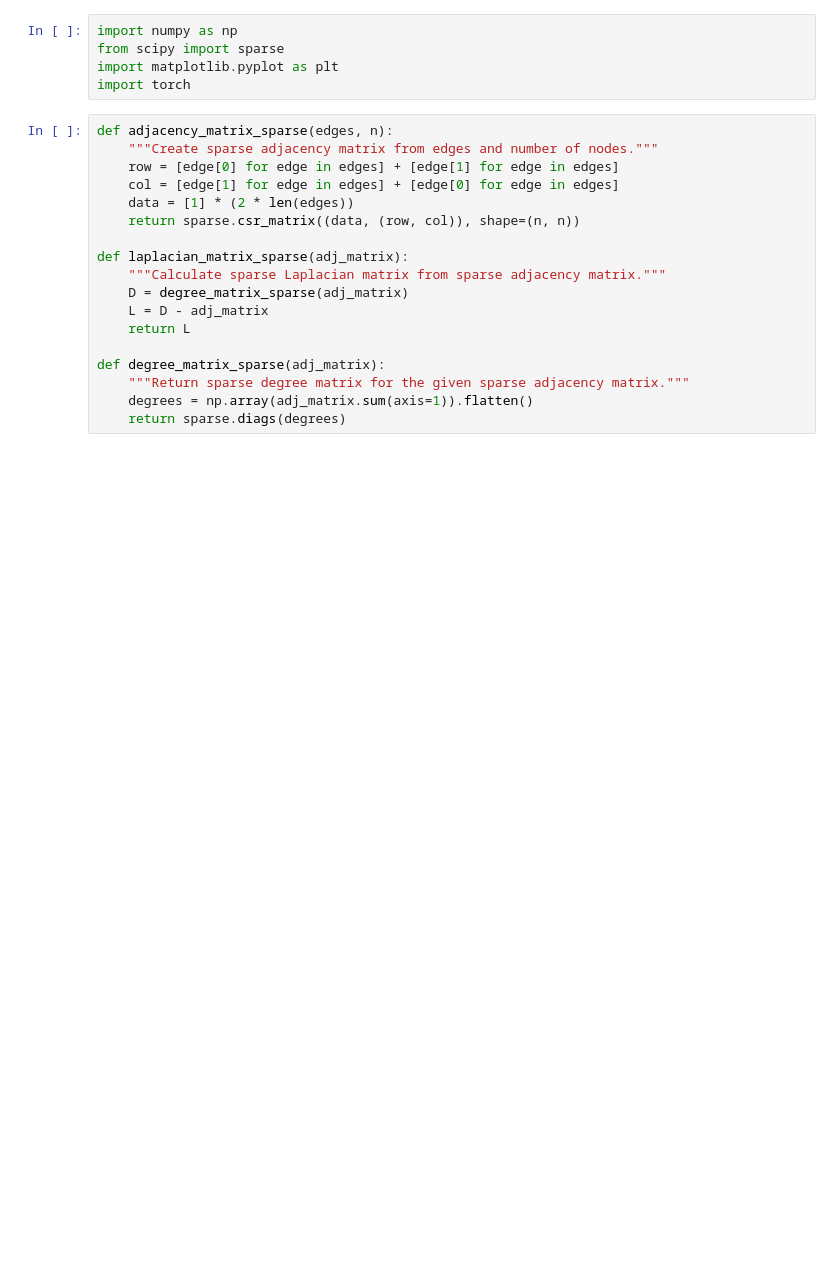
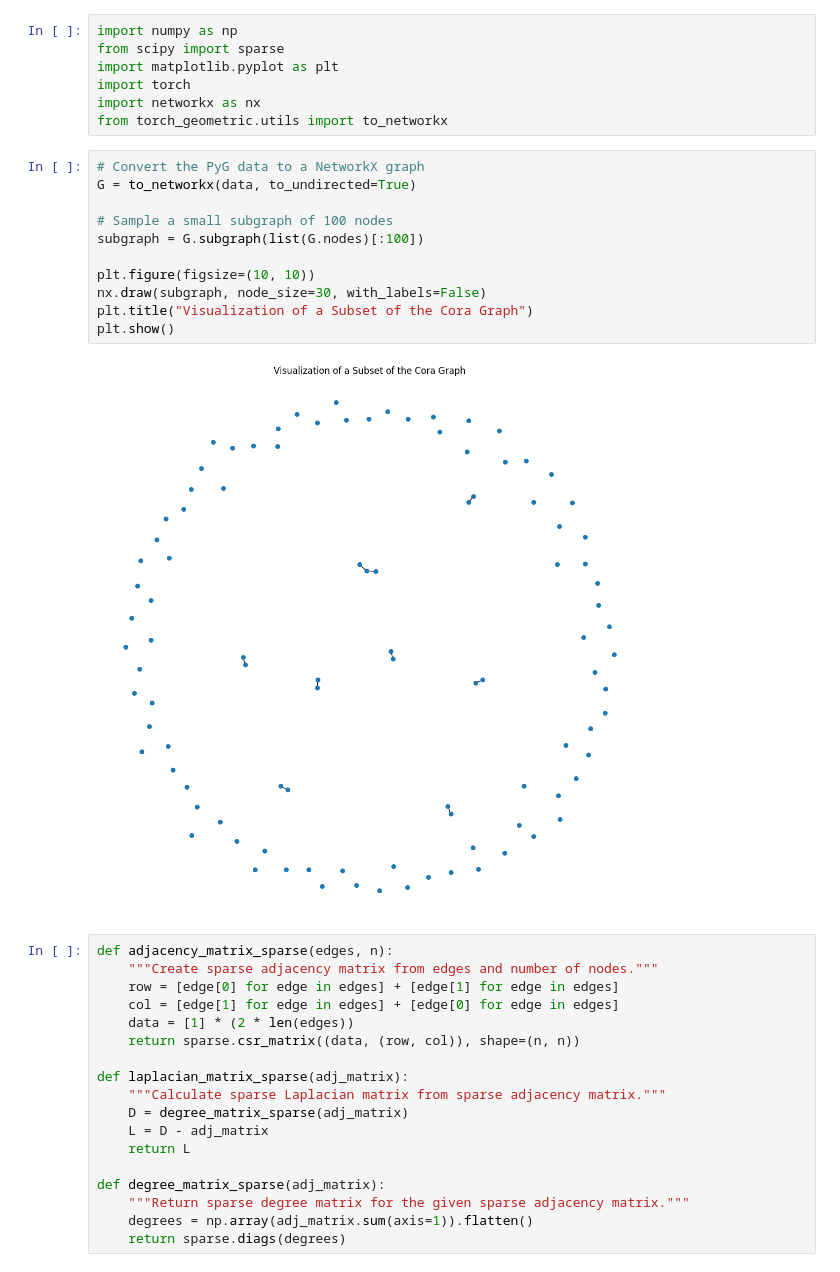
Before and after one commit to freddiek4/F2024_Statisitcal_Compute_UCSB, a Jupyter notebook: matrices.ipynb, the cells around one changed output. Drawn from its saved outputs; the diff is of its cells as text; blank space fills up the shorter version.

Commit message:
ADD: visualizing Matrix

```diff
--- a/matrices.ipynb
+++ b/matrices.ipynb
@@ -3,6 +3,21 @@ import numpy as np
 from scipy import sparse
 import matplotlib.pyplot as plt
 import torch
+import networkx as nx
+from torch_geometric.utils import to_networkx
+# %%
+# Convert the PyG data to a NetworkX graph
+G = to_networkx(data, to_undirected=True)
+
+# Sample a small subgraph of 100 nodes
+subgraph = G.subgraph(list(G.nodes)[:100])
+
+plt.figure(figsize=(10, 10))
+nx.draw(subgraph, node_size=30, with_labels=False)
+plt.title("Visualization of a Subset of the Cora Graph")
+plt.show()
+# %% [output]
+[figure, added]
 # %%
 def adjacency_matrix_sparse(edges, n):
     """Create sparse adjacency matrix from edges and number of nodes."""
```
Also changed, not shown: parts of 1 cell of this notebook.
